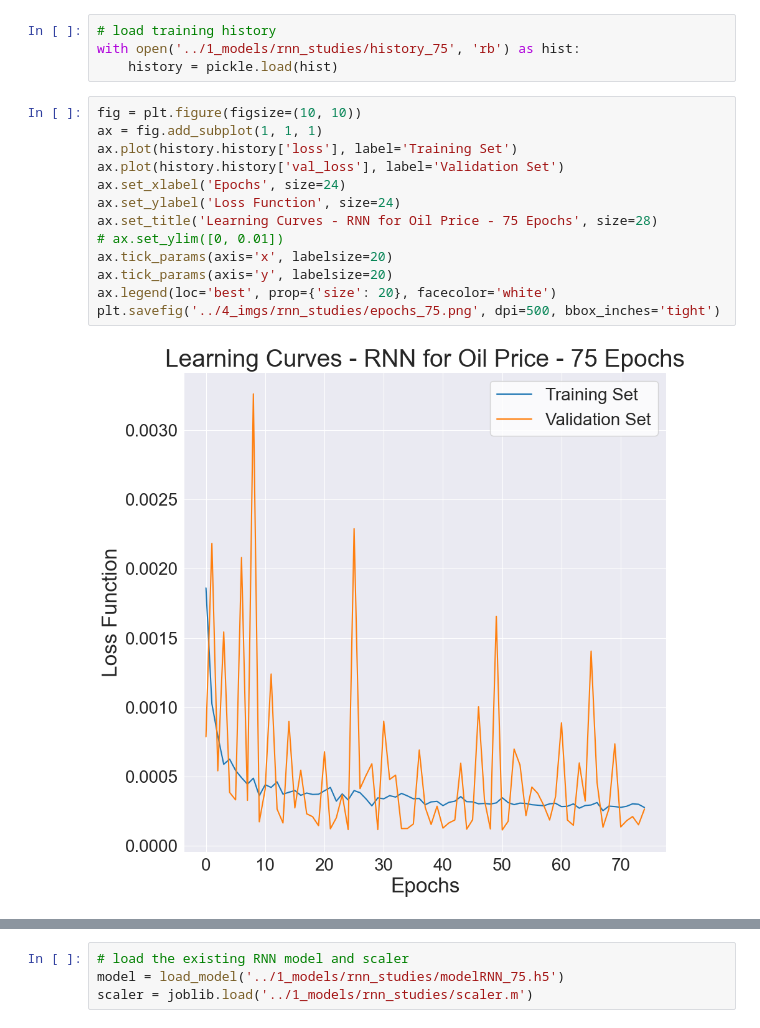
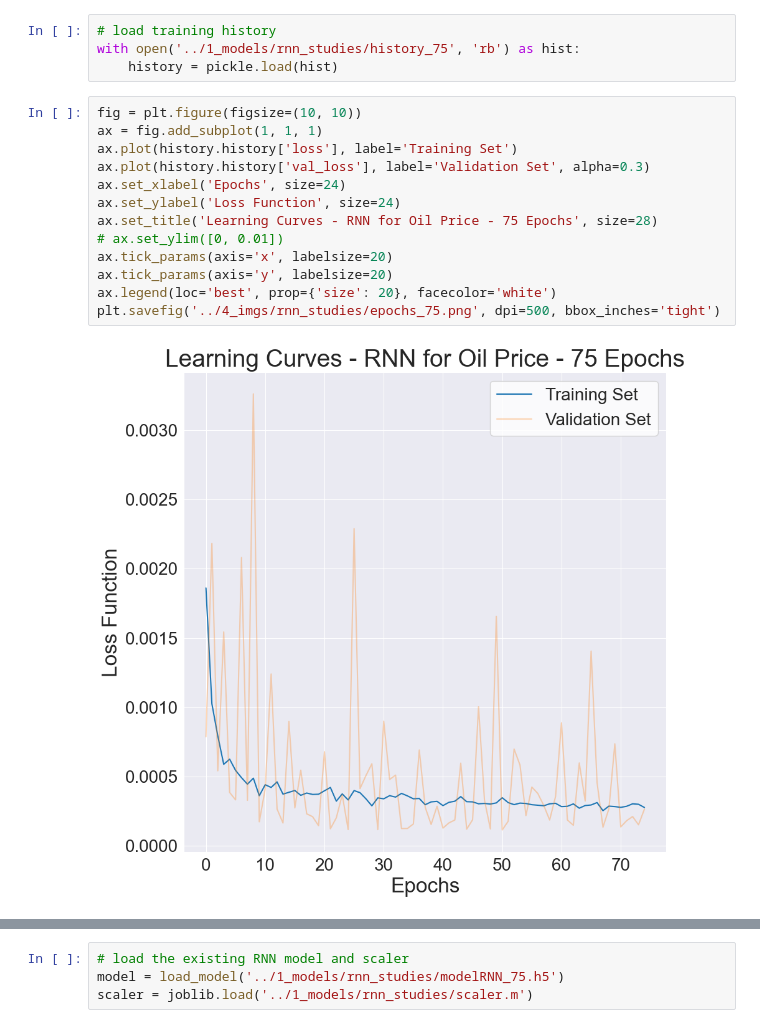
Before and after one commit to IAugustoMZ/deeplearning_chemicalengineering, a Jupyter notebook: 3_recurrentNeuralNetworks/2_visualizing_results.ipynb, the cells around one changed output, grey strips where cells are left out. Drawn from its saved outputs; the diff is of its cells as text.

```diff
--- a/3_recurrentNeuralNetworks/2_visualizing_results.ipynb
+++ b/3_recurrentNeuralNetworks/2_visualizing_results.ipynb
@@ -40,15 +40,15 @@ with open('../1_models/rnn_studies/history_75', 'rb') as hist:
 # %%
 fig = plt.figure(figsize=(10, 10))
 ax = fig.add_subplot(1, 1, 1)
 ax.plot(history.history['loss'], label='Training Set')
-ax.plot(history.history['val_loss'], label='Validation Set')
+ax.plot(history.history['val_loss'], label='Validation Set', alpha=0.3)
 ax.set_xlabel('Epochs', size=24)
 ax.set_ylabel('Loss Function', size=24)
 ax.set_title('Learning Curves - RNN for Oil Price - 75 Epochs', size=28)
 # ax.set_ylim([0, 0.01])
 ax.tick_params(axis='x', labelsize=20)
 ax.tick_params(axis='y', labelsize=20)
 ax.legend(loc='best', prop={'size': 20}, facecolor='white')
 plt.savefig('../4_imgs/rnn_studies/epochs_75.png', dpi=500, bbox_inches='tight')
 # %% [output]
-[figure, old version]
+[figure, new version]
```
Also changed, not shown: parts of 10 cells of this notebook, 13 other files.
